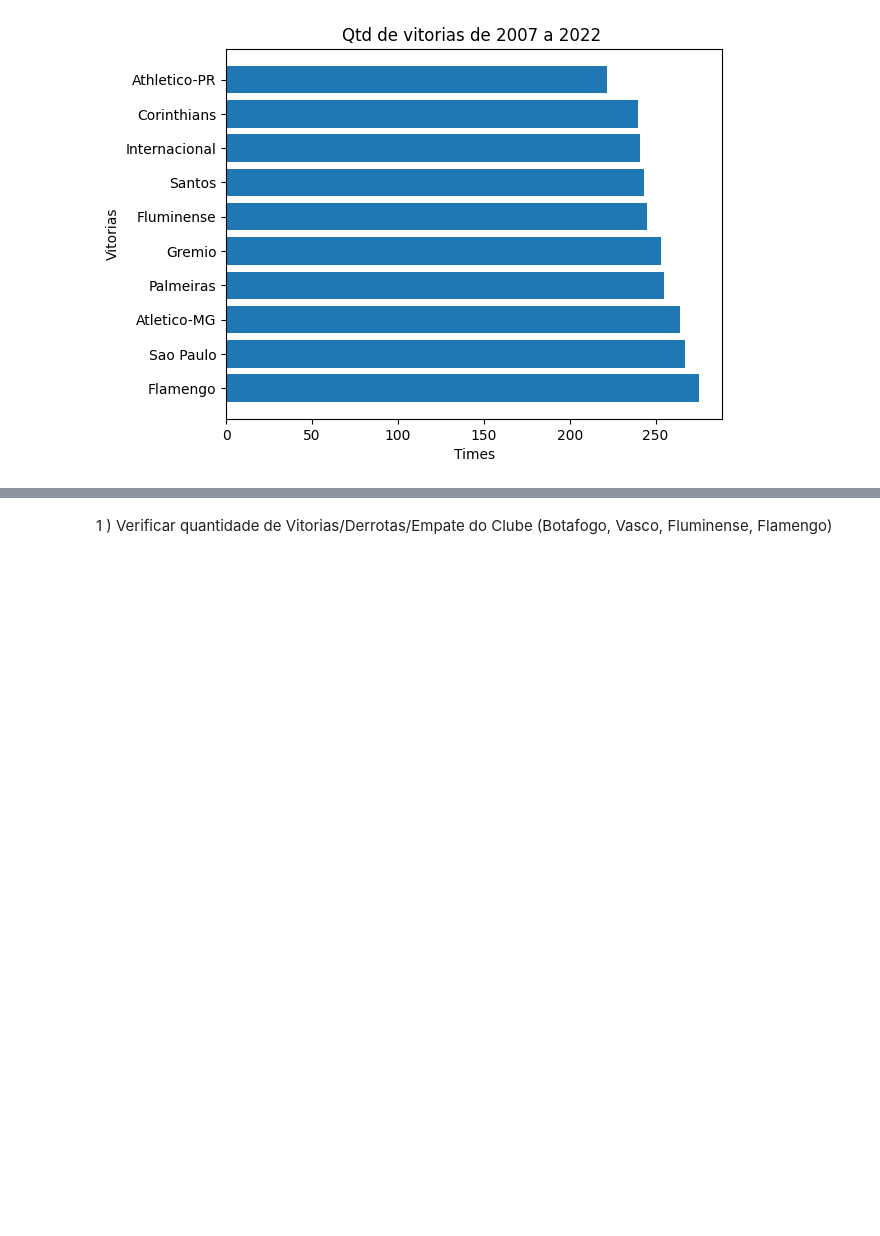
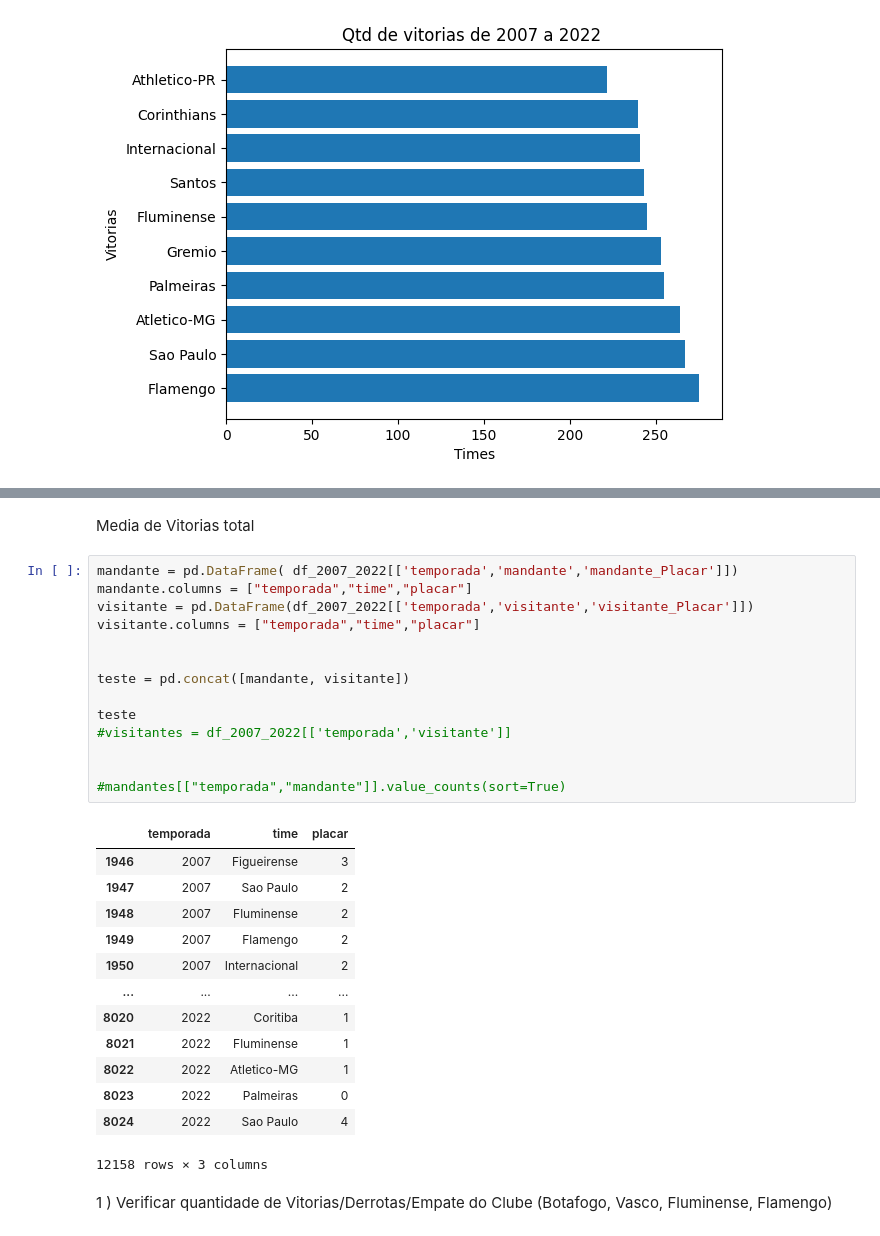
Before and after one commit to vbddinho/puc_minas_machine, a Jupyter notebook: upload_data.ipynb, the cells around one changed output, grey strips where cells are left out. Saved outputs shown, nothing was run; the diff lists cells and outputs as text; blank space fills up the shorter version.

```diff
--- a/upload_data.ipynb
+++ b/upload_data.ipynb
@@ -185,3 +196,33 @@ plt.barh(vitorias_sem_empate["time"],vitorias_sem_empate["vitoria"] )
+# %% [markdown]
+Media de Vitorias total
+# %%
+mandante = pd.DataFrame( df_2007_2022[['temporada','mandante','mandante_Placar']])
+mandante.columns = ["temporada","time","placar"]
+visitante = pd.DataFrame(df_2007_2022[['temporada','visitante','visitante_Placar']])
+visitante.columns = ["temporada","time","placar"]
+
+
+teste = pd.concat([mandante, visitante])
+
+teste
+#visitantes = df_2007_2022[['temporada','visitante']]
+
+
+#mandantes[["temporada","mandante"]].value_counts(sort=True)
+# %% [output]
+|  | temporada | time | placar |
+| 1946 | 2007 | Figueirense | 3 |
+| 1947 | 2007 | Sao Paulo | 2 |
+| 1948 | 2007 | Fluminense | 2 |
+| 1949 | 2007 | Flamengo | 2 |
+| 1950 | 2007 | Internacional | 2 |
+| ... | ... | ... | ... |
+| 8020 | 2022 | Coritiba | 1 |
+| 8021 | 2022 | Fluminense | 1 |
+| 8022 | 2022 | Atletico-MG | 1 |
+| 8023 | 2022 | Palmeiras | 0 |
+| 8024 | 2022 | Sao Paulo | 4 |
+12158 rows × 3 columns
 # %% [markdown]
 1 ) Verificar quantidade de Vitorias/Derrotas/Empate do Clube (Botafogo, Vasco, Fluminense, Flamengo)
 # %%
```
Also changed, not shown: parts of 7 cells of this notebook.
